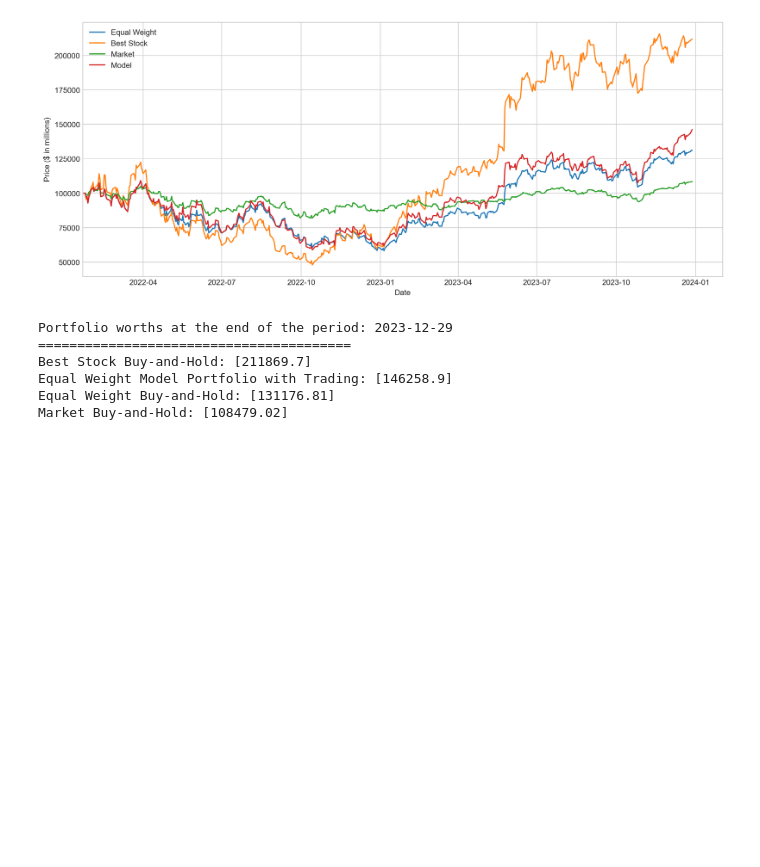
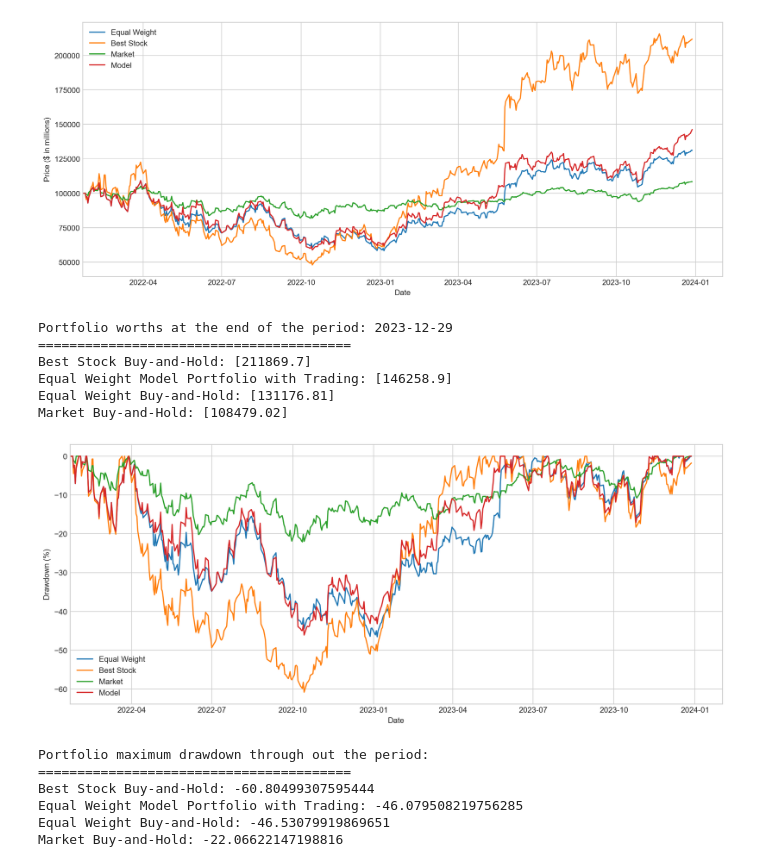
Before and after one commit to mhtozturk/kcl-thesis, a Jupyter notebook: main.ipynb, the cells around one changed output. Cells and saved outputs as stored; diff of their text form; code cells hidden in the pictures; blank space fills up the shorter version.

Commit message:
Drawdown

```diff
--- a/main.ipynb
+++ b/main.ipynb
@@ -976,3 +976,51 @@ Best Stock Buy-and-Hold: [211869.7]
 Equal Weight Model Portfolio with Trading: [146258.9]
 Equal Weight Buy-and-Hold: [131176.81]
 Market Buy-and-Hold: [108479.02]
+# %%
+# Calculate the cumulative maximum of the worth
+df_bs['cumulative max'] = df_bs['worth'].cummax()
+df_pwt['cumulative max'] = df_pwt['worth'].cummax()
+df_m['cumulative max'] = df_m['worth'].cummax()
+df_model['cumulative max'] = df_model['worth'].cummax()
+
+# Calculate drawdown
+df_bs['drawdown'] = df_bs['worth'] - df_bs['cumulative max']
+df_pwt['drawdown'] = df_pwt['worth'] - df_pwt['cumulative max']
+df_m['drawdown'] = df_m['worth'] - df_m['cumulative max']
+df_model['drawdown'] = df_model['worth'] - df_model['cumulative max']
+
+# Calculate drawdown percentage
+df_bs['drawdown %'] = df_bs['drawdown'] / df_bs['cumulative max'] * 100
+df_pwt['drawdown %'] = df_pwt['drawdown'] / df_pwt['cumulative max'] * 100
+df_m['drawdown %'] = df_m['drawdown'] / df_m['cumulative max'] * 100
+df_model['drawdown %'] = df_model['drawdown'] / df_model['cumulative max'] * 100
+
+fig, ax = plt.subplots(figsize=(15, 6), dpi=200)
+
+ax.plot(df_pwt.index, df_pwt['drawdown %'], label='Equal Weight')
+ax.plot(df_bs.index, df_bs['drawdown %'], label='Best Stock')
+ax.plot(df_m.index, df_m['drawdown %'], label='Market')
+ax.plot(df_model.index, df_model['drawdown %'], label='Model')
+
+ax.set_xlabel('Date')
+ax.set_ylabel('Drawdown (%)')
+ax.set_xlim(left=df_bs.index.min())
+
+ax.legend()
+plt.show()
+# %% [output]
+[figure, added]
+# %%
+print(f"Portfolio maximum drawdown through out the period:")
+print("=" * 40)
+print(f"Best Stock Buy-and-Hold: {df_bs['drawdown %'].min()}")
+print(f"Equal Weight Model Portfolio with Trading: {df_model['drawdown %'].min()}")
+print(f"Equal Weight Buy-and-Hold: {df_pwt['drawdown %'].min()}")
+print(f"Market Buy-and-Hold: {df_m['drawdown %'].min()}")
+# %% [output]
+Portfolio maximum drawdown through out the period:
+========================================
+Best Stock Buy-and-Hold: -60.80499307595444
+Equal Weight Model Portfolio with Trading: -46.079508219756285
+Equal Weight Buy-and-Hold: -46.53079919869651
+Market Buy-and-Hold: -22.06622147198816
```
